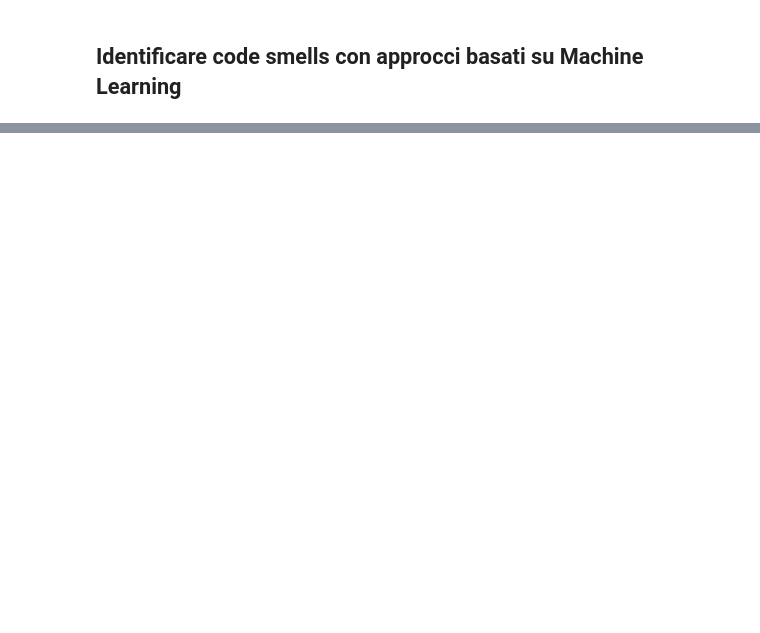
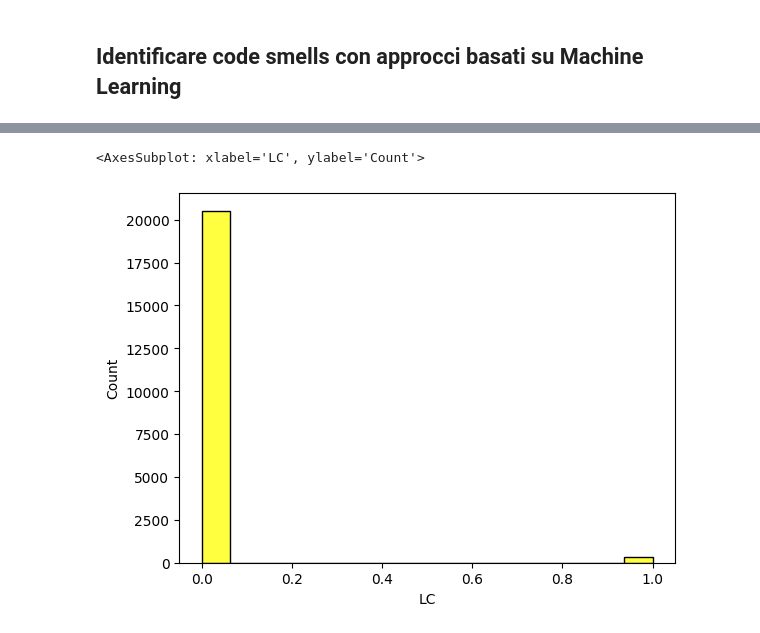
Before and after one commit to DarioDeMaio/Code_Smells_NLP, a Jupyter notebook: machine_learning_model.ipynb, the cells around one changed output, grey strips where cells are left out. Cells and saved outputs as stored; diff of their text form; code cells hidden in the pictures; blank space fills up the shorter version.

```diff
--- a/machine_learning_model.ipynb
+++ b/machine_learning_model.ipynb
@@ -61,0 +59,5 @@ result
+# %%
+sns.histplot(result['LC'], legend=True, color='yellow')
+# %% [output]
+<AxesSubplot: xlabel='LC', ylabel='Count'>
+[figure, added]
```
Also changed, not shown: parts of 37 cells of this notebook.
